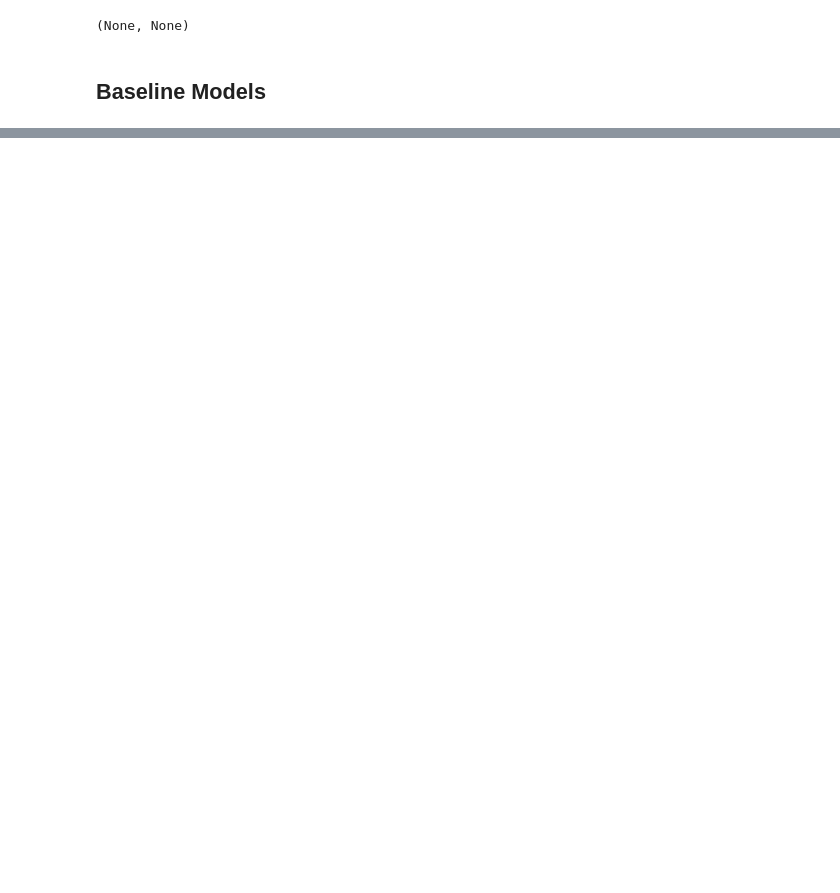
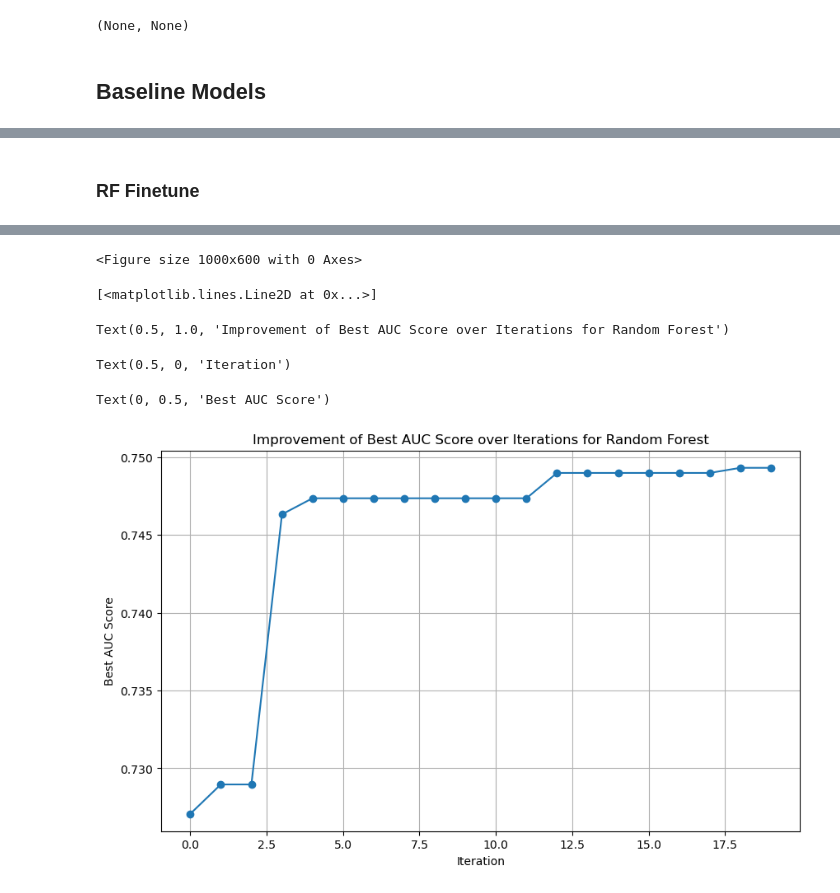
Before and after one commit to alexbarsan944/CreditDefaultRisk, a Jupyter notebook: code/models.ipynb, the cells around one changed output, grey strips where cells are left out. Cells and saved outputs as stored; diff of their text form; code cells hidden in the pictures; blank space fills up the shorter version.

```diff
--- a/code/models.ipynb
+++ b/code/models.ipynb
@@ -273,0 +613,72 @@ subsample: 0.9555201296659456
+# %% [markdown]
+### RF Finetune
+# %%
+from sklearn.ensemble import RandomForestClassifier
+from skopt import BayesSearchCV
+from skopt.space import Real, Integer, Categorical
+import time
+import matplotlib.pyplot as plt
+import numpy as np
+
+class IterationTrackingCallback:
+    def __init__(self):
+        self.start_time = time.time()
+        self.best_scores = []
+        self.best_parameters = []
+
+    def __call__(self, res):
+        iteration_time = time.time() - self.start_time
+        print(f"\nIteration completed in {iteration_time:.2f} seconds.")
+
+        best_score_so_far = -res.fun  # Assuming we are maximizing AUC
+        self.best_scores.append(best_score_so_far)
+        print(f"Best score so far: {best_score_so_far:.4f}")
+
+        best_params_so_far = dict(zip(res.space.dimension_names, res.x))
+        self.best_parameters.append(best_params_so_far)
+        print("Best parameters so far:")
+        for param_name, param_value in best_params_so_far.items():
+            print(f"{param_name}: {param_value}")
+
+        self.start_time = time.time()
+
+# Initialize the callback for Random Forest
+iteration_callback_rf = IterationTrackingCallback()
+
+# Define the RandomForestClassifier
+model_rf = RandomForestClassifier(random_state=42, n_jobs=-1)
+
+# Define the search space for RandomForest
+search_spaces_rf = {
+    'n_estimators': Integer(100, 500),  # Number of trees
+    'max_depth': Integer(5, 20),  # Depth of each tree
+    'min_samples_split': Integer(2, 10),  # Minimum number of samples required to split an internal node
+    'min_samples_leaf': Integer(1, 6),  # Minimum number of samples required to be at a leaf node
+    'max_features': Categorical(['sqrt', 'log2']),
+}
+
+# Set up BayesSearchCV for Random Forest
+opt_rf = BayesSearchCV(
+    estimator=model_rf,
+    search_spaces=search_spaces_rf,
+    n_iter=20,
+    scoring='roc_auc',
+    cv=5,
+    n_jobs=1,  # Use -1 for all CPUs
+    return_train_score=True,
+    refit=True,
+    random_state=42
+)
+
+# Fit the model
+opt_rf.fit(X_train, y_train, callback=[iteration_callback_rf])
+
+# Plot the improvement of scores over iterations for Random Forest
+plt.figure(figsize=(10, 6))
+plt.plot(iteration_callback_rf.best_scores, marker='o')
+plt.title('Improvement of Best AUC Score over Iterations for Random Forest')
+plt.xlabel('Iteration')
+plt.ylabel('Best AUC Score')
+plt.grid(True)
+plt.show()
+# %% [output]
@@ -273,0 +711,6 @@ subsample: 0.9555201296659456
+<Figure size 1000x600 with 0 Axes>
+[<matplotlib.lines.Line2D at 0x...>]
+Text(0.5, 1.0, 'Improvement of Best AUC Score over Iterations for Random Forest')
+Text(0.5, 0, 'Iteration')
+Text(0, 0.5, 'Best AUC Score')
+[figure, added]
```
Also changed, not shown: parts of 27 cells of this notebook, 10 other files.
